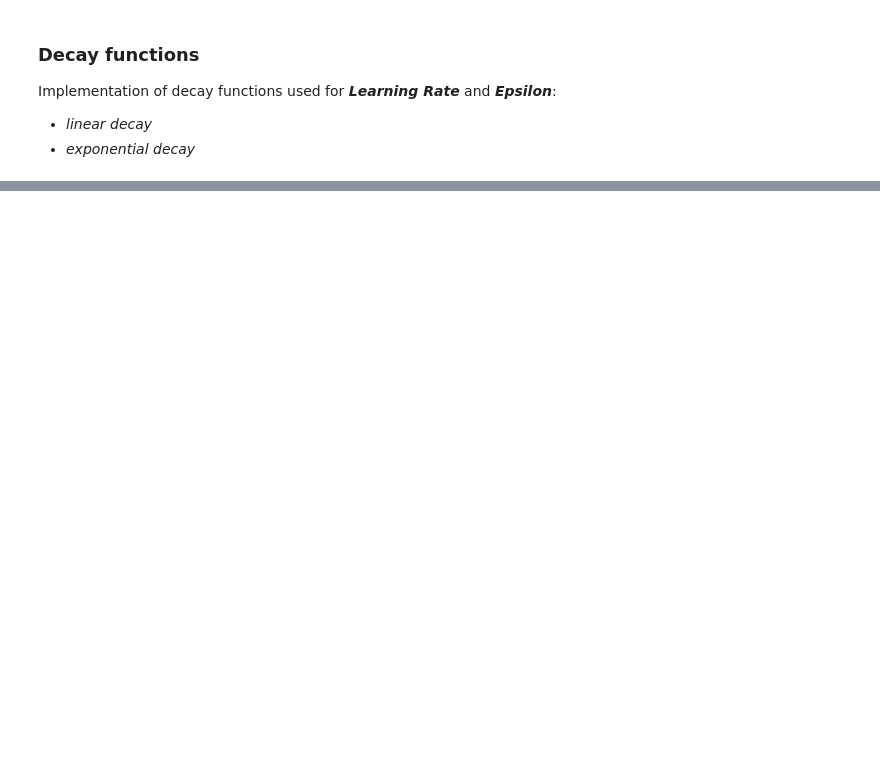
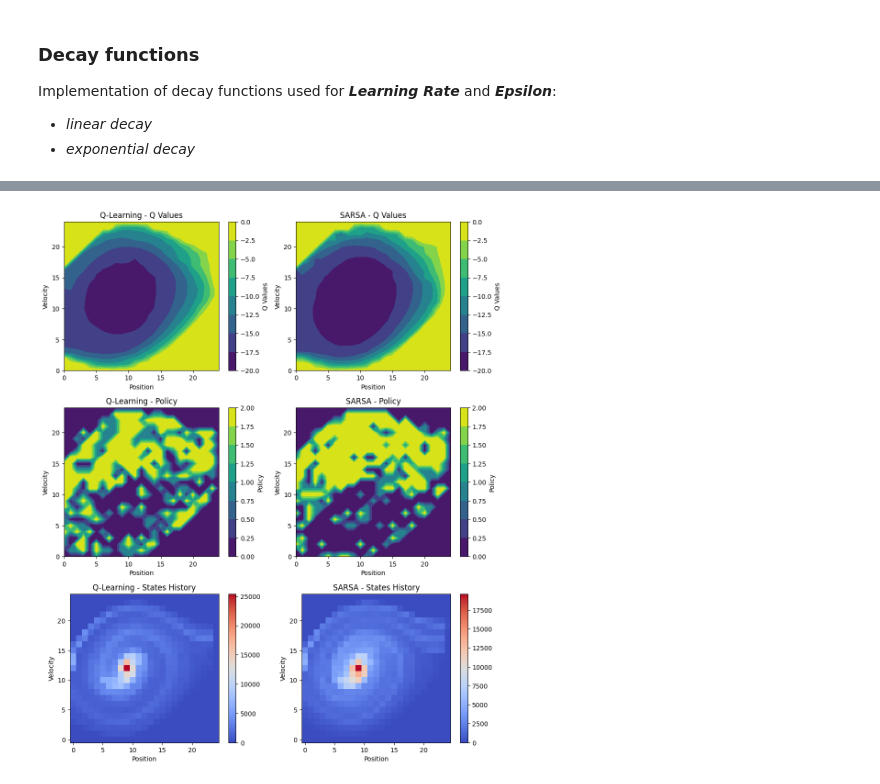
Before and after one commit to pierpaolospaziani/Machine-Learning, a Jupyter notebook: mountain_car.ipynb, the cells around one changed output, grey strips where cells are left out. Saved outputs shown, nothing was run; the diff lists cells and outputs as text; code cells hidden in the pictures; blank space fills up the shorter version.

```diff
--- a/mountain_car.ipynb
+++ b/mountain_car.ipynb
@@ -280,0 +497,60 @@ plt.show()
+# %%
+# Plot Q-Value & Policy
+
+plt.figure(figsize=(25, 20))
+
+# Q-Learning - Q Values
+plt.subplot2grid((4, 4), (0, 0), rowspan=1, colspan=1)
+q_learning_q_values_plot = plt.contourf(np.transpose(q_learning_output.q_table[:, :, 2]))
+plt.xlabel('Position')
+plt.ylabel('Velocity')
+plt.title('Q-Learning - Q Values')
+plt.colorbar(q_learning_q_values_plot, ax=plt.gca(), label='Q Values')
+
+# Q-Learning - Policy
+plt.subplot2grid((4, 4), (1, 0), rowspan=1, colspan=1)
+sarsa_policy_plot = plt.contourf(np.transpose(np.argmax(q_learning_output.q_table, axis=2)))
+plt.xlabel('Position')
+plt.ylabel('Velocity')
+plt.title('Q-Learning - Policy')
+plt.colorbar(sarsa_policy_plot, ax=plt.gca(), label='Policy')
+
+# SARSA - Q Values
+plt.subplot2grid((4, 4), (0, 1), rowspan=1, colspan=1)
+sarsa_q_values_plot = plt.contourf(np.transpose(sarsa_output.q_table[:, :, 2]))
+plt.xlabel('Position')
+plt.ylabel('Velocity')
+plt.title('SARSA - Q Values')
+plt.colorbar(sarsa_q_values_plot, ax=plt.gca(), label='Q Values')
+
+# SARSA - Policy
+plt.subplot2grid((4, 4), (1, 1), rowspan=1, colspan=1)
+sarsa_policy_plot = plt.contourf(np.transpose(np.argmax(sarsa_output.q_table, axis=2)))
+plt.xlabel('Position')
+plt.ylabel('Velocity')
+plt.title('SARSA - Policy')
+plt.colorbar(sarsa_policy_plot, ax=plt.gca(), label='Policy')
+
+# Q-Learning - States History
+plt.subplot2grid((4, 4), (2, 0), rowspan=1, colspan=1)
+plt.imshow(np.transpose(q_learning_output.states_history_table), cmap='coolwarm', interpolation='nearest')
+plt.colorbar()
+plt.xlabel('Position')
+plt.ylabel('Velocity')
+plt.title('Q-Learning - States History')
+plt.gca().invert_yaxis()
+
+# SARSA - States History
+plt.subplot2grid((4, 4), (2, 1), rowspan=1, colspan=1)
+plt.imshow(np.transpose(sarsa_output.states_history_table), cmap='coolwarm', interpolation='nearest')
+plt.colorbar()
+plt.xlabel('Position')
+plt.ylabel('Velocity')
+plt.title('SARSA - States History')
+plt.gca().invert_yaxis()
+
+plt.subplots_adjust(hspace=0.25)
+
+plt.show()
+# %% [output]
+[figure, added]
```
Also changed, not shown: parts of 44 cells of this notebook, 1 other file.
